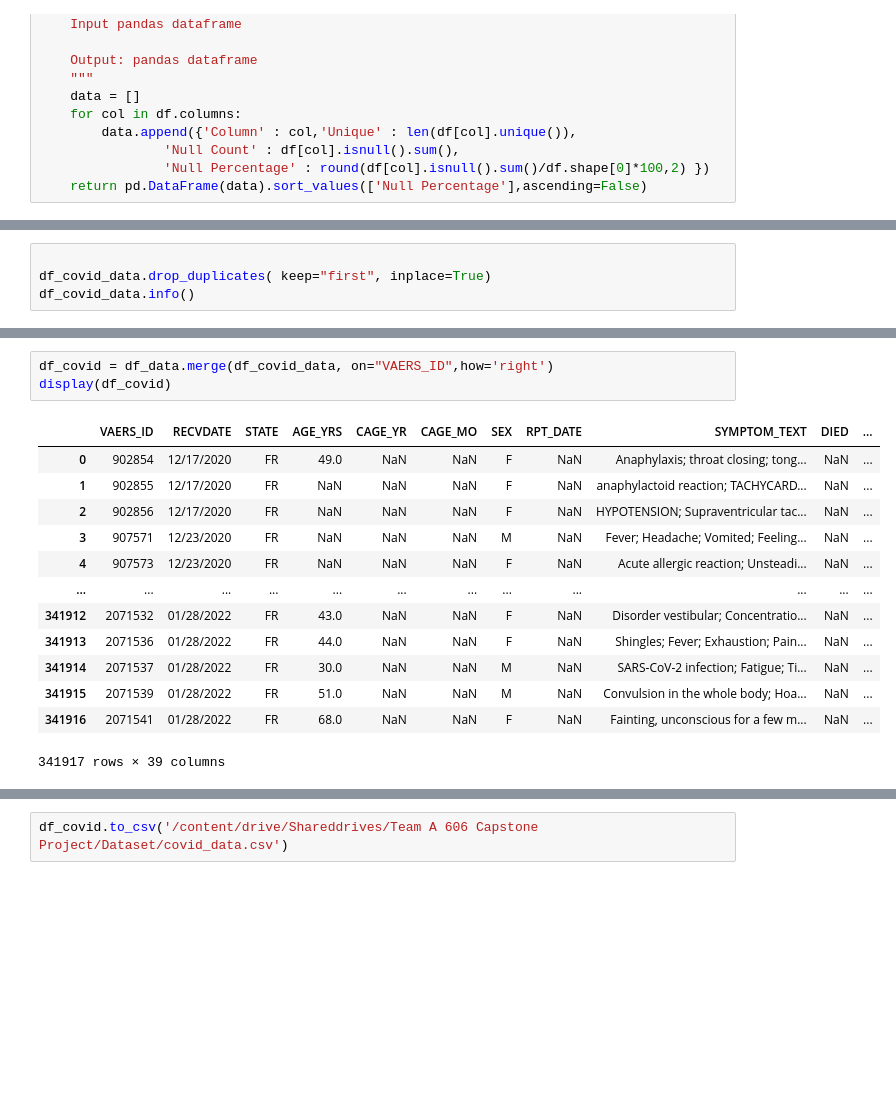
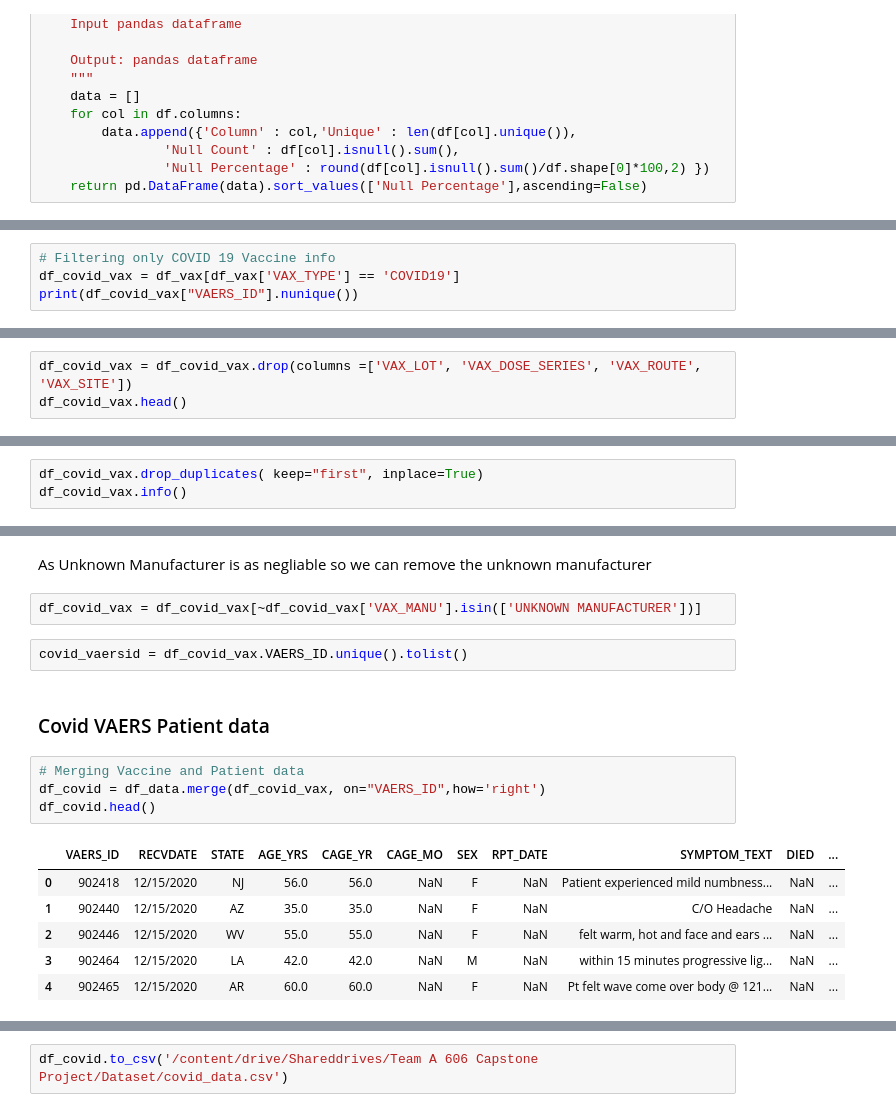
Before and after one commit to DATA-606-SPRING-2022/TEAM_A_data606, a Jupyter notebook: EDA/ipynb/Capstone_Project.ipynb, the cells around one changed output, grey strips where cells are left out. Drawn from its saved outputs; the diff is of its cells as text; blank space fills up the shorter version.

```diff
--- a/EDA/ipynb/Capstone_Project.ipynb
+++ b/EDA/ipynb/Capstone_Project.ipynb
@@ -129,0 +246,4 @@ def sanitycheck(df):
+# %%
+# Filtering only COVID 19 Vaccine info
+df_covid_vax = df_vax[df_vax['VAX_TYPE'] == 'COVID19']
+print(df_covid_vax["VAERS_ID"].nunique())
@@ -148,0 +311,3 @@ See the caveats in the documentation: https://pandas.pydata.org/pandas-docs/stab
+# %%
+df_covid_vax = df_covid_vax.drop(columns =['VAX_LOT', 'VAX_DOSE_SERIES', 'VAX_ROUTE', 'VAX_SITE'])
+df_covid_vax.head()
@@ -149,6 +321,5 @@ See the caveats in the documentation: https://pandas.pydata.org/pandas-docs/stab
 # %%
-
-df_covid_data.drop_duplicates( keep="first", inplace=True)
-df_covid_data.info()
+df_covid_vax.drop_duplicates( keep="first", inplace=True)
+df_covid_vax.info()
 # %% [output]
 <class 'pandas.core.frame.DataFrame'>
@@ -194,17 +363,19 @@ df_covid_data[df_covid_data.VAERS_ID == 1996461]
+# %% [markdown]
+As Unknown Manufacturer is as negliable so we can remove the unknown manufacturer
+# %%
+df_covid_vax = df_covid_vax[~df_covid_vax['VAX_MANU'].isin(['UNKNOWN MANUFACTURER'])]
+# %%
+covid_vaersid = df_covid_vax.VAERS_ID.unique().tolist()
+# %% [markdown]
+### Covid VAERS Patient data
 # %%
-df_covid = df_data.merge(df_covid_data, on="VAERS_ID",how='right')
-display(df_covid)
+# Merging Vaccine and Patient data
+df_covid = df_data.merge(df_covid_vax, on="VAERS_ID",how='right')
+df_covid.head()
 # %% [output]
 |  | VAERS_ID | RECVDATE | STATE | AGE_YRS | CAGE_YR | CAGE_MO | SEX | RPT_DATE | SYMPTOM_TEXT | DIED | ... |
-| 0 | 902854 | 12/17/2020 | FR | 49.0 | NaN | NaN | F | NaN | Anaphylaxis; throat closing; tong... | NaN | ... |
-| 1 | 902855 | 12/17/2020 | FR | NaN | NaN | NaN | F | NaN | anaphylactoid reaction; TACHYCARD... | NaN | ... |
-| 2 | 902856 | 12/17/2020 | FR | NaN | NaN | NaN | F | NaN | HYPOTENSION; Supraventricular tac... | NaN | ... |
-| 3 | 907571 | 12/23/2020 | FR | NaN | NaN | NaN | M | NaN | Fever; Headache; Vomited; Feeling... | NaN | ... |
-| 4 | 907573 | 12/23/2020 | FR | NaN | NaN | NaN | F | NaN | Acute allergic reaction; Unsteadi... | NaN | ... |
-| ... | ... | ... | ... | ... | ... | ... | ... | ... | ... | ... | ... |
-| 341912 | 2071532 | 01/28/2022 | FR | 43.0 | NaN | NaN | F | NaN | Disorder vestibular; Concentratio... | NaN | ... |
-| 341913 | 2071536 | 01/28/2022 | FR | 44.0 | NaN | NaN | F | NaN | Shingles; Fever; Exhaustion; Pain... | NaN | ... |
-| 341914 | 2071537 | 01/28/2022 | FR | 30.0 | NaN | NaN | M | NaN | SARS-CoV-2 infection; Fatigue; Ti... | NaN | ... |
-| 341915 | 2071539 | 01/28/2022 | FR | 51.0 | NaN | NaN | M | NaN | Convulsion in the whole body; Hoa... | NaN | ... |
-| 341916 | 2071541 | 01/28/2022 | FR | 68.0 | NaN | NaN | F | NaN | Fainting, unconscious for a few m... | NaN | ... |
+| 0 | 902418 | 12/15/2020 | NJ | 56.0 | 56.0 | NaN | F | NaN | Patient experienced mild numbness... | NaN | ... |
+| 1 | 902440 | 12/15/2020 | AZ | 35.0 | 35.0 | NaN | F | NaN | C/O Headache | NaN | ... |
+| 2 | 902446 | 12/15/2020 | WV | 55.0 | 55.0 | NaN | F | NaN | felt warm, hot and face and ears ... | NaN | ... |
+| 3 | 902464 | 12/15/2020 | LA | 42.0 | 42.0 | NaN | M | NaN | within 15 minutes progressive lig... | NaN | ... |
+| 4 | 902465 | 12/15/2020 | AR | 60.0 | 60.0 | NaN | F | NaN | Pt felt wave come over body @ 121... | NaN | ... |
-341917 rows × 39 columns
```
Also changed, not shown: parts of 204 cells of this notebook.
